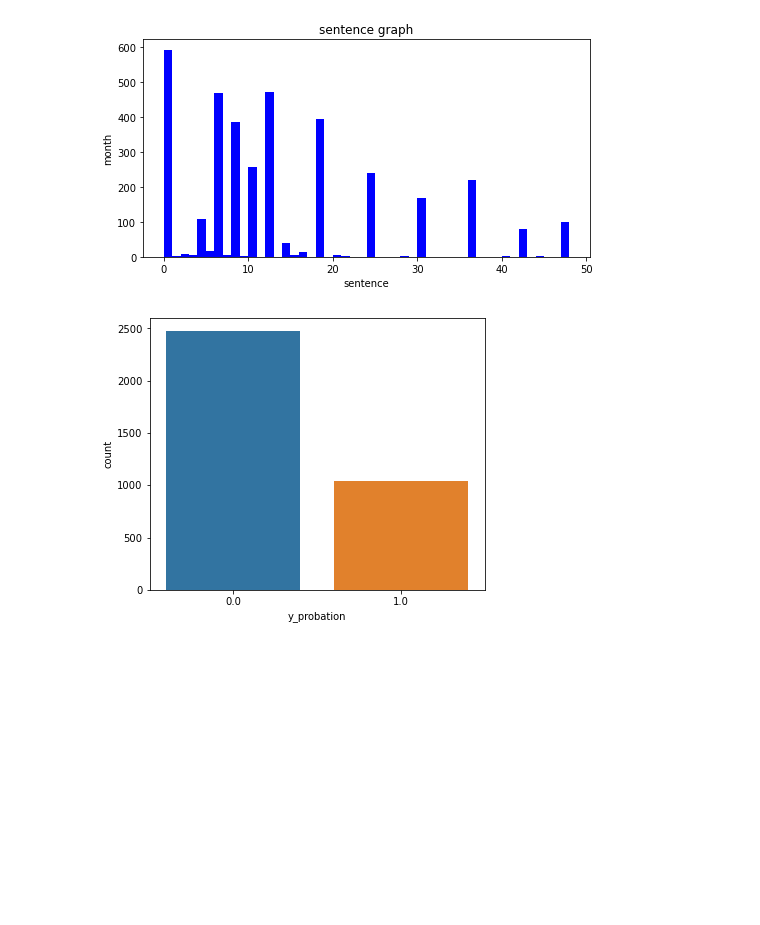
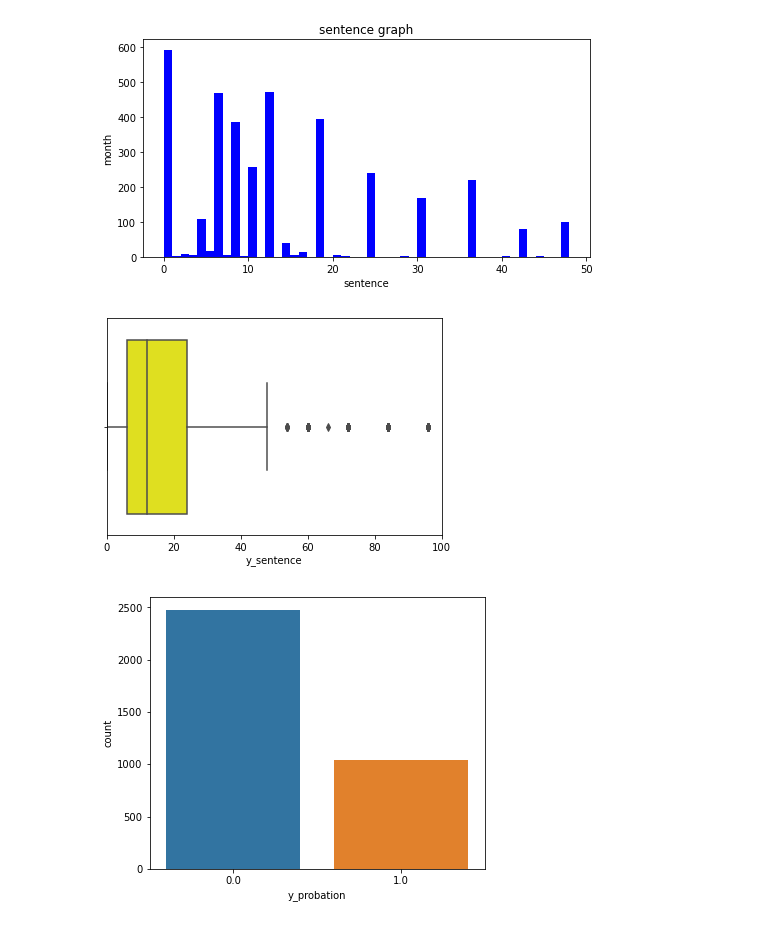
Before and after one commit to eunwooim/Datacampus-KU, a Jupyter notebook: data_processing/10_eda.ipynb, the cells around one changed output. Saved outputs shown, nothing was run; the diff lists cells and outputs as text; code cells hidden in the pictures; blank space fills up the shorter version.

```diff
--- a/data_processing/10_eda.ipynb
+++ b/data_processing/10_eda.ipynb
@@ -144,6 +144,12 @@ plt.ylabel('month')
 plt.show()
 # %% [output]
 [figure]
+# %%
+ax = sns.boxplot(x="y_sentence", data=df, color = 'yellow')
+ax.set(xlim=(0, 100))
+plt.show()
+# %% [output]
+[figure, added]
 # %%
 fig, axe = plt.subplots(ncols=1)
 fig.set_size_inches(6, 5)
```
Also changed, not shown: parts of 2 cells of this notebook.
